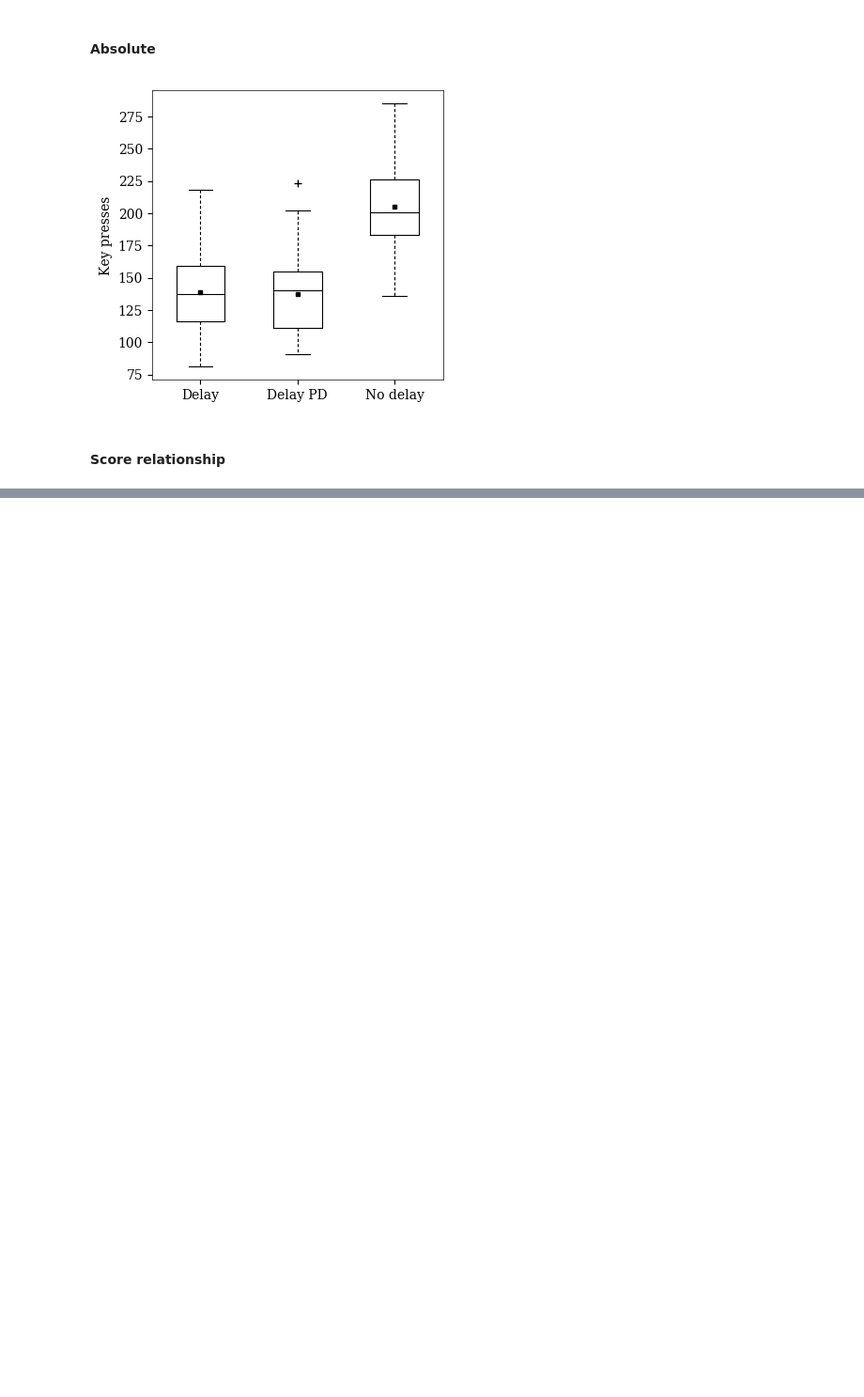
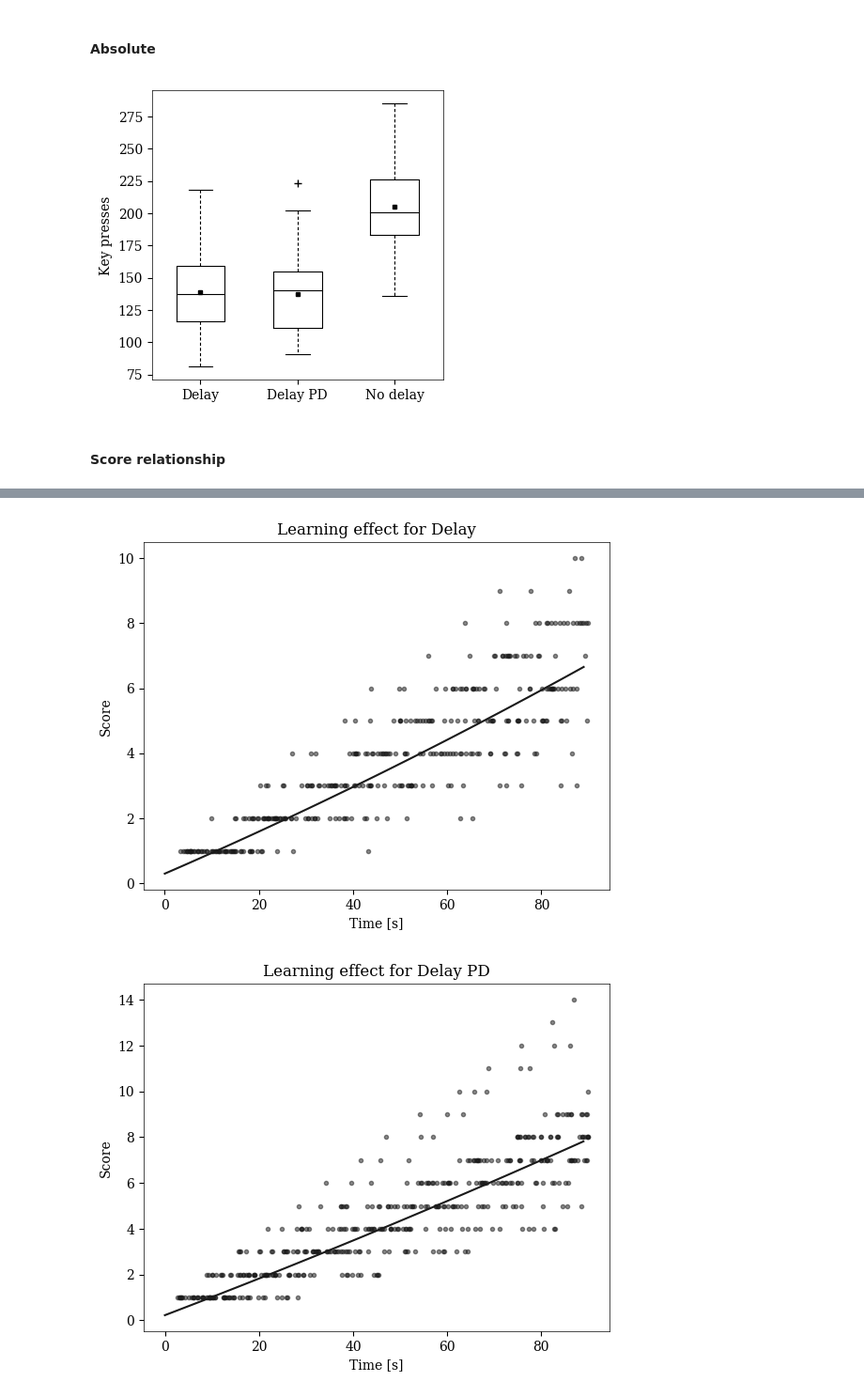
Before and after one commit to martinloland/master_thesis, a Jupyter notebook: data/better.ipynb, the cells around one changed output, grey strips where cells are left out. Shown: that part at 94% size. Cells and saved outputs as stored; diff of their text form; code cells hidden in the pictures; blank space fills up the shorter version.

```diff
--- a/data/better.ipynb
+++ b/data/better.ipynb
@@ -330,0 +450,24 @@ R=0.533, p=<0.001, stderr=0.013
+# %%
+def x_and_y_fit(a_coeff, b_coeff, c_coeff):
+    x_fit = np.arange(0,90)
+    y_fit = a_coeff*x_fit**2 + b_coeff*x_fit+c_coeff
+    return x_fit, y_fit
+
+avg_all_coeffs = []
+avg_all_coeffs.append(np.copy(coeffs_0).mean(axis=0))
+avg_all_coeffs.append(np.copy(coeffs_1).mean(axis=0))
+avg_all_coeffs.append(np.copy(coeffs_2).mean(axis=0))
+print()
+
+for exp in range(3):
+    x, y = x_and_y_fit(avg_all_coeffs[exp][0], avg_all_coeffs[exp][1], avg_all_coeffs[exp][2])
+    plt.scatter(all_x[exp],all_y[exp], alpha=0.5, marker='.')
+    plt.plot(x,y)
+    plt.title('Learning effect for ' + exp_format(exp+1))
+    plt.xlabel('Time [s]')
+    plt.ylabel('Score')
+    plt.plot()
+    plt.show()
+# %% [output]
+[figure, added]
+[figure, added]
```
Also changed, not shown: parts of 13 cells of this notebook, 8 other files.
